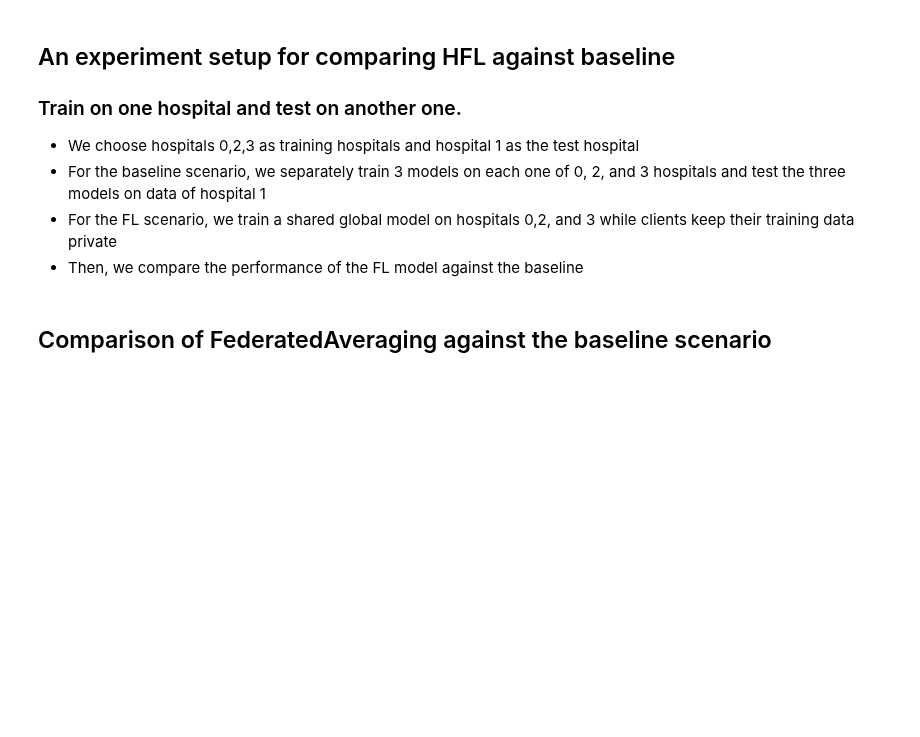
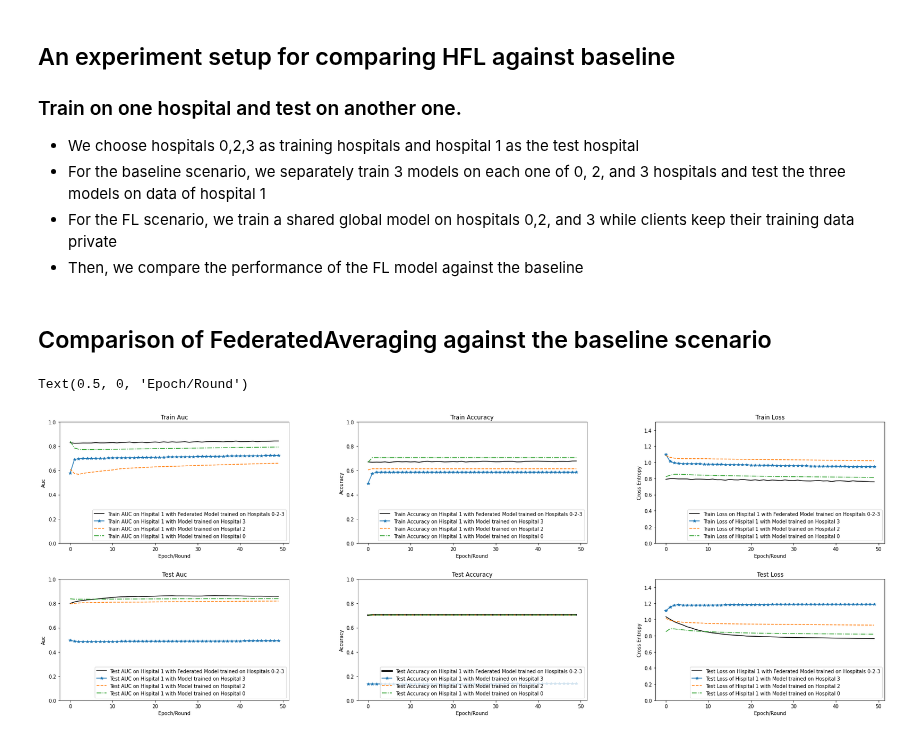
Before and after one commit to VectorInstitute/PETs-Bootcamp, a Jupyter notebook: HFL_Kidney_Histopathology/HFL_WSI_part2.ipynb, the cells around one changed output. Drawn from its saved outputs; the diff is of its cells as text; code cells hidden in the pictures; blank space fills up the shorter version.

```diff
--- a/HFL_Kidney_Histopathology/HFL_WSI_part2.ipynb
+++ b/HFL_Kidney_Histopathology/HFL_WSI_part2.ipynb
@@ -65,7 +62,7 @@ To load the necessary files, specify the "path" variable to be the path to the f
 We already created a dictionary with for key and value pairs for kideny images from the four mentioned hospitals. Each value in dictionary is a tuple of normalized images (normalized to [0-1]  range) and the associated labels for possible three disease types.
 # %%
 # Base path to the folder that contains the following files:  HFL_kidney.csv, HFL_dict_data.npy,  tissue_source_site_data.xlsx, history_fed_train_id_0_2_3_test_id_1.npy,  my_history_train_id_0_test_id_1.npy, my_history_train_id_2_test_id_1.npy, and my_history_train_id_3_test_id_1.npy.
-path = "/ssd003/projects/pets/datasets/kidney_histopathology"
+path = ""
 # Load the meta-data of Kidney dataset
 df = pd.read_csv(path + "/HFL_kidney.csv")
 data = np.load(
@@ -614,35 +566,33 @@ ax5.set_title("Test Accuracy")
 ax5.set_xlabel("Epoch/Round")
 
 ax6 = fig1.add_subplot(2, 3, 6)
 
 ax6.plot(
     history_fed["val_loss"],
     color="black",
     label="Test Loss on Hispital 1 with Federated Model trained on Hospitals 0-2-3",
 )
 ax6.plot(
     history["3,1"]["val_loss"],
     "*-",
     label="Test Loss of Hispital 1 with Model trained on Hospital 3",
 )
 ax6.plot(
     history["2,1"]["val_loss"],
     "--",
     label="Test Loss of Hispital 1 with Model trained on Hospital 2",
 )
 ax6.plot(
     history["0,1"]["val_loss"],
     "-.",
     label="Test Loss of Hispital 1 with Model trained on Hospital 0",
 )
 
 ax6.legend(loc="lower right")
 ax6.set_ylabel("Cross Entropy")
 ax6.set_ylim([0, max(ax2.get_ylim()) + 0.5])
 ax6.set_title("Test Loss")
 ax6.set_xlabel("Epoch/Round")
-
-plt.savefig(
-    "/content/gdrive/Shareddrives/AI Engineering/PETs/Privacy-Sobhan Hemati/Kidney/history_fed_train_id_0_2_3_result.jpg",
-    bbox_inches="tight",
-)
+# %% [output]
+Text(0.5, 0, 'Epoch/Round')
+[figure, added]
```
Also changed, not shown: parts of 16 cells of this notebook.
